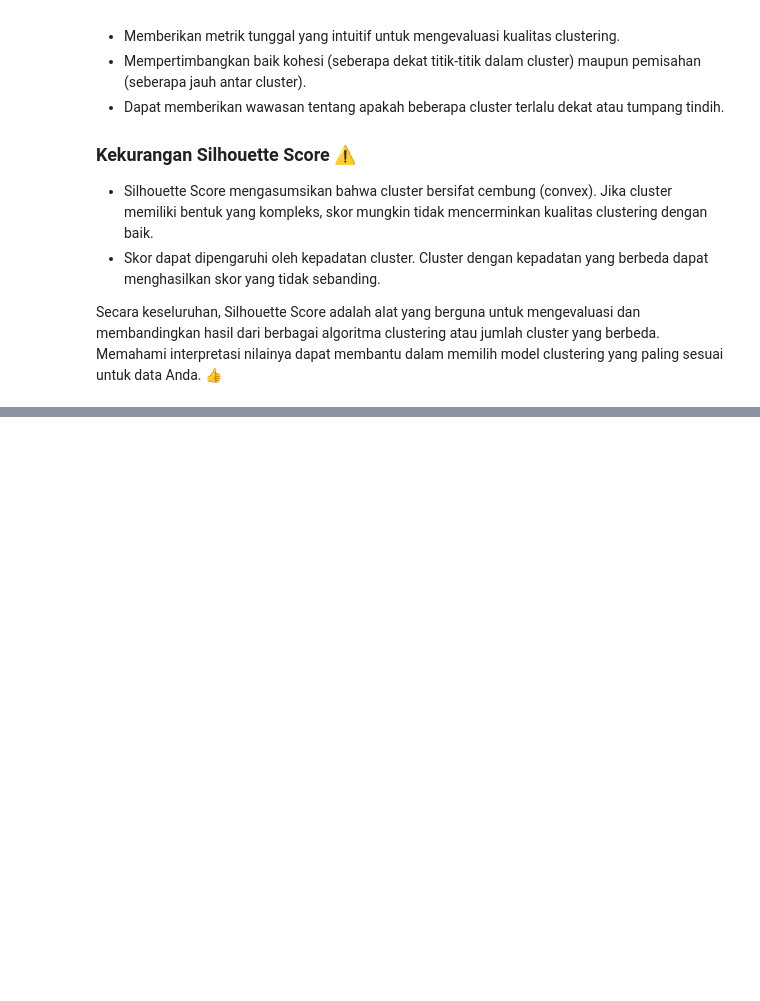
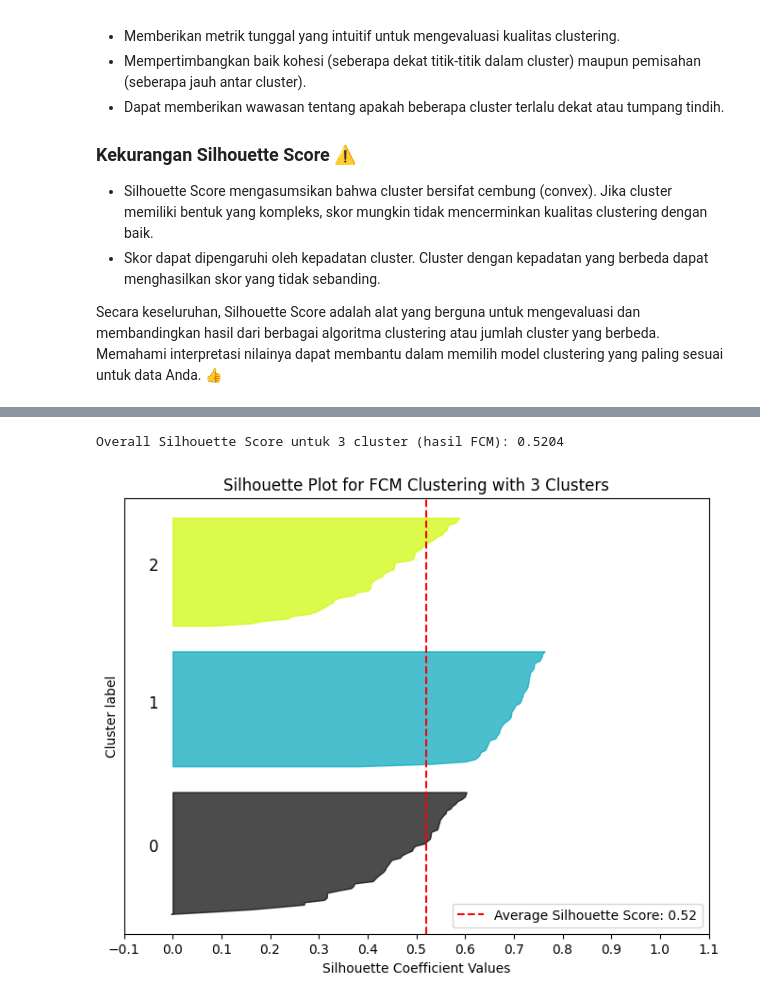
Before and after one commit to ArzeonXyl/pendata, a Jupyter notebook: _sources/k-mean_clustering.ipynb, the cells around one changed output, grey strips where cells are left out. Drawn from its saved outputs; the diff is of its cells as text; code cells hidden in the pictures; blank space fills up the shorter version.

Commit message:
fcm_clustering

```diff
--- a/_sources/k-mean_clustering.ipynb
+++ b/_sources/k-mean_clustering.ipynb
@@ -251,7 +252,7 @@ kmeans = KMeans(
     n_clusters=K,
     init='k-means++',
     n_init='auto',
-    max_iter=500,
+    max_iter=50000,
     tol=0.000001,
     verbose=0,
     random_state=42,
@@ -637,8 +682,8 @@ for k in k_range:
         n_clusters=k,
         init='k-means++',
         n_init='auto',
-        max_iter=500,
-        tol=0.000001,
+        max_iter=50000,
+        tol=0.00000001,
         verbose=0,
         random_state=42,
         copy_x=True,
@@ -752,0 +1745,58 @@ Secara keseluruhan, Silhouette Score adalah alat yang berguna untuk mengevaluasi
+# %%
+import matplotlib.pyplot as plt
+import numpy as np
+from sklearn.metrics import silhouette_samples, silhouette_score
+import matplotlib.cm as cm
+
+# Asumsikan Anda sudah memiliki variabel X_scaled_iris (data yang sudah dinormalisasi)
+# dan predicted_labels_iris (label hasil clustering FCM, hard assignment)
+# serta n_clusters_iris (jumlah cluster yang digunakan)
+
+# Pastikan data dan label ada dan memiliki panjang yang sama
+if len(X_scaled_iris) == 0 or len(predicted_labels_iris) == 0 or len(X_scaled_iris) != len(predicted_labels_iris):
+    print("Data atau label prediksi kosong, atau panjangnya tidak sesuai. Tidak dapat membuat silhouette plot.")
+else:
+    # Hitung Silhouette Score untuk keseluruhan clustering
+    silhouette_avg = silhouette_score(X_scaled_iris, predicted_labels_iris)
+    print(f"Overall Silhouette Score untuk {n_clusters_iris} cluster (hasil FCM): {silhouette_avg:.4f}")
+
+    # Hitung Silhouette Coefficient untuk setiap sampel
+    sample_silhouette_values = silhouette_samples(X_scaled_iris, predicted_labels_iris)
+
+    # Buat Silhouette Plot
+    fig, ax1 = plt.subplots(figsize=(8, 6))
+
+    y_lower = 10
+    for i in range(n_clusters_iris):
+        # Agregat silhouette scores untuk sampel yang termasuk dalam cluster i, dan urutkan
+        ith_cluster_silhouette_values = sample_silhouette_values[predicted_labels_iris == i]
+        ith_cluster_silhouette_values.sort()
+
+        size_cluster_i = ith_cluster_silhouette_values.shape[0]
+        y_upper = y_lower + size_cluster_i
+
+        color = cm.nipy_spectral(float(i) / n_clusters_iris)
+        ax1.fill_betweenx(np.arange(y_lower, y_upper),
+                          0, ith_cluster_silhouette_values,
+                          facecolor=color, edgecolor=color, alpha=0.7)
+
+        # Label the silhouette plots with their cluster numbers at the middle
+        ax1.text(-0.05, y_lower + 0.5 * size_cluster_i, str(i), fontsize=12)
+
+        # Compute the new y_lower for next plot
+        y_lower = y_upper + 10 # 10 for the 0 samples
+
+    ax1.set_title(f"Silhouette Plot for FCM Clustering with {n_clusters_iris} Clusters")
+    ax1.set_xlabel("Silhouette Coefficient Values")
+    ax1.set_ylabel("Cluster label")
+
+    # The vertical line for average silhouette score of all the values
+    ax1.axvline(x=silhouette_avg, color="red", linestyle="--", label=f'Average Silhouette Score: {silhouette_avg:.2f}')
+    ax1.set_yticks([])  # Clear the y-axis labels / ticks
+    ax1.set_xticks(np.arange(-0.1, 1.1, 0.1)) # Set x-ticks from -0.1 to 1.0
+
+    plt.legend()
+    plt.show()
+# %% [output]
+Overall Silhouette Score untuk 3 cluster (hasil FCM): 0.5204
+[figure, added]
```
Also changed, not shown: parts of 11 cells of this notebook, 16 other files.
